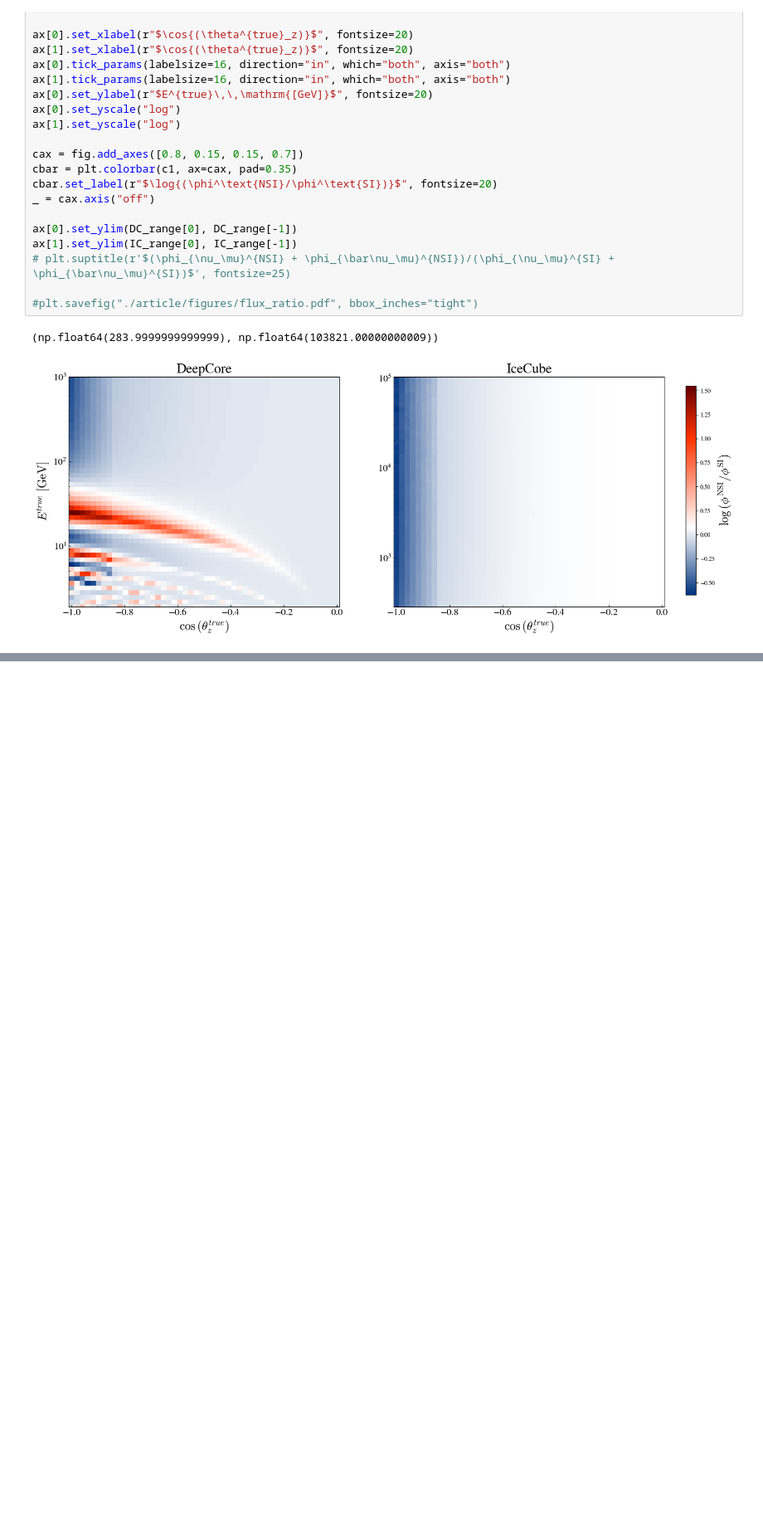
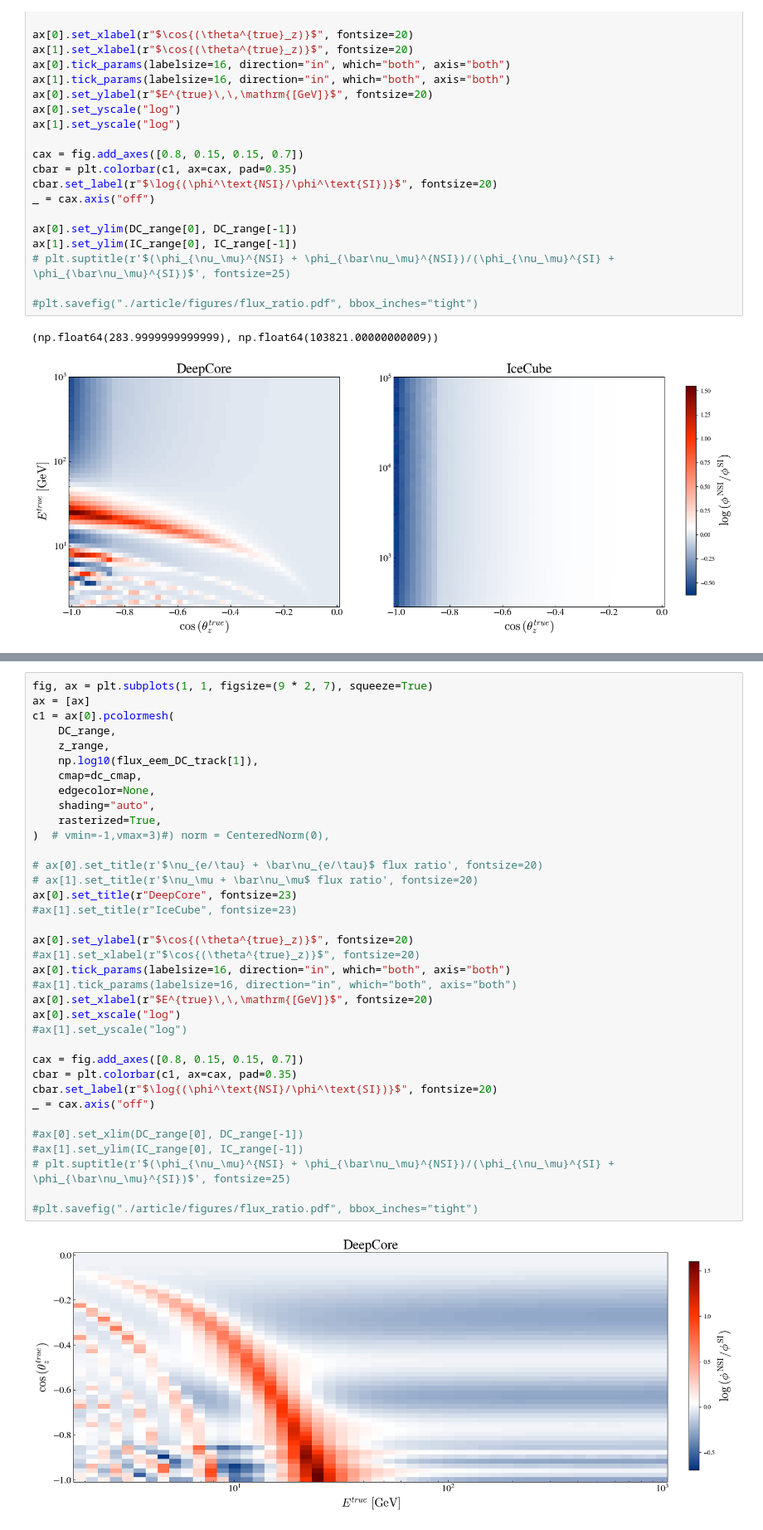
Before and after one commit to Sjoeborg/thesis, a Jupyter notebook: notebooks/flux.ipynb, the cells around one changed output, grey strips where cells are left out. Shown at 83% size. Saved outputs shown, nothing was run; the diff lists cells and outputs as text; blank space fills up the shorter version.

```diff
--- a/notebooks/flux.ipynb
+++ b/notebooks/flux.ipynb
@@ -155,0 +224,38 @@ ax[1].set_ylim(IC_range[0], IC_range[-1])
+# %%
+fig, ax = plt.subplots(1, 1, figsize=(9 * 2, 7), squeeze=True)
+ax = [ax]
+c1 = ax[0].pcolormesh(
+    DC_range,
+    z_range,
+    np.log10(flux_eem_DC_track[1]),
+    cmap=dc_cmap,
+    edgecolor=None,
+    shading="auto",
+    rasterized=True,
+)  # vmin=-1,vmax=3)#) norm = CenteredNorm(0),
+
+# ax[0].set_title(r'$\nu_{e/\tau} + \bar\nu_{e/\tau}$ flux ratio', fontsize=20)
+# ax[1].set_title(r'$\nu_\mu + \bar\nu_\mu$ flux ratio', fontsize=20)
+ax[0].set_title(r"DeepCore", fontsize=23)
+#ax[1].set_title(r"IceCube", fontsize=23)
+
+ax[0].set_ylabel(r"$\cos{(\theta^{true}_z)}$", fontsize=20)
+#ax[1].set_xlabel(r"$\cos{(\theta^{true}_z)}$", fontsize=20)
+ax[0].tick_params(labelsize=16, direction="in", which="both", axis="both")
+#ax[1].tick_params(labelsize=16, direction="in", which="both", axis="both")
+ax[0].set_xlabel(r"$E^{true}\,\,\mathrm{[GeV]}$", fontsize=20)
+ax[0].set_xscale("log")
+#ax[1].set_yscale("log")
+
+cax = fig.add_axes([0.8, 0.15, 0.15, 0.7])
+cbar = plt.colorbar(c1, ax=cax, pad=0.35)
+cbar.set_label(r"$\log{(\phi^\text{NSI}/\phi^\text{SI})}$", fontsize=20)
+_ = cax.axis("off")
+
+#ax[0].set_xlim(DC_range[0], DC_range[-1])
+#ax[1].set_ylim(IC_range[0], IC_range[-1])
+# plt.suptitle(r'$(\phi_{\nu_\mu}^{NSI} + \phi_{\bar\nu_\mu}^{NSI})/(\phi_{\nu_\mu}^{SI} + \phi_{\bar\nu_\mu}^{SI})$', fontsize=25)
+
+#plt.savefig("./article/figures/flux_ratio.pdf", bbox_inches="tight")
+# %% [output]
+[figure, added]
```
Also changed, not shown: parts of 4 cells of this notebook, 1 other file.
